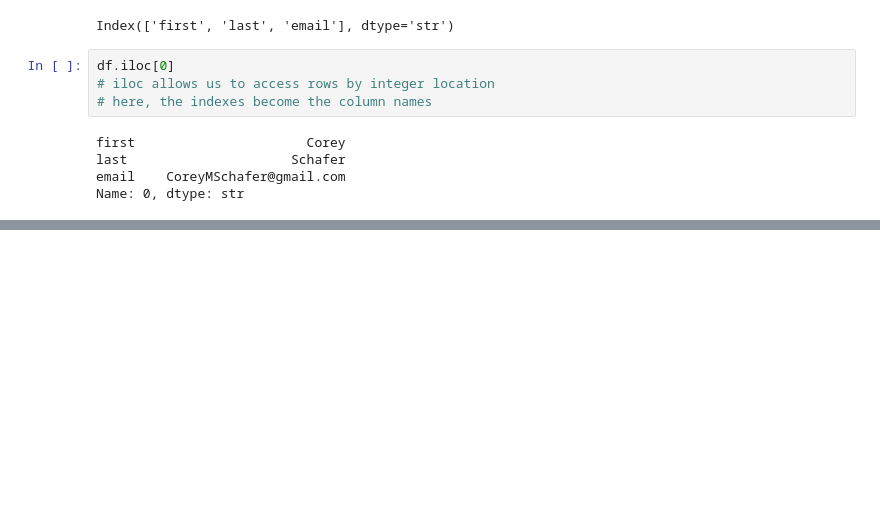
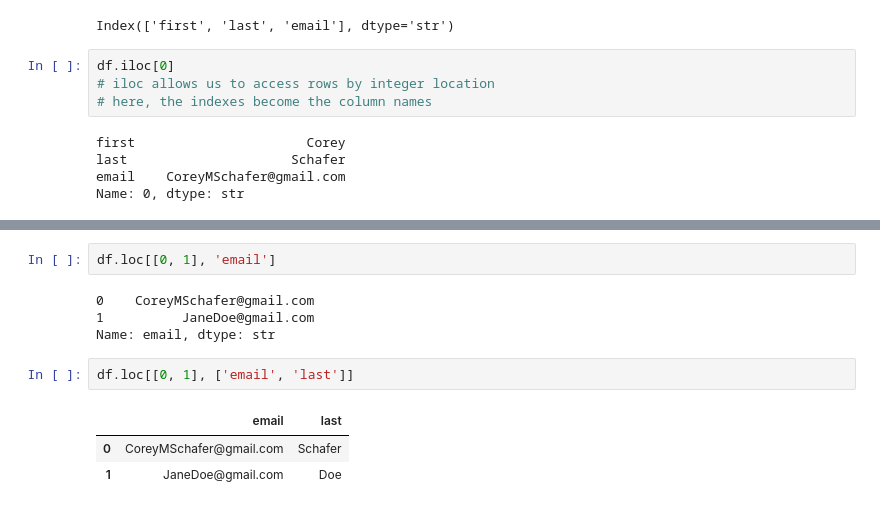
Before and after one commit to rafaelsouzakat/data-analyst-journey, a Jupyter notebook: python-pandas/lesson-02/02-python-dictionaries.ipynb, the cells around one changed output, grey strips where cells are left out. Drawn from its saved outputs; the diff is of its cells as text; blank space fills up the shorter version.

```diff
--- a/python-pandas/lesson-02/02-python-dictionaries.ipynb
+++ b/python-pandas/lesson-02/02-python-dictionaries.ipynb
@@ -86,0 +111,12 @@ df.iloc[[0, 1]]
+# %%
+df.loc[[0, 1], 'email']
+# %% [output]
+0    CoreyMSchafer@gmail.com
+1          JaneDoe@gmail.com
+Name: email, dtype: str
+# %%
+df.loc[[0, 1], ['email', 'last']]
+# %% [output]
+|  | email | last |
+| 0 | CoreyMSchafer@gmail.com | Schafer |
+| 1 | JaneDoe@gmail.com | Doe |
```
Also changed, not shown: parts of 5 cells of this notebook, 1 other file.
